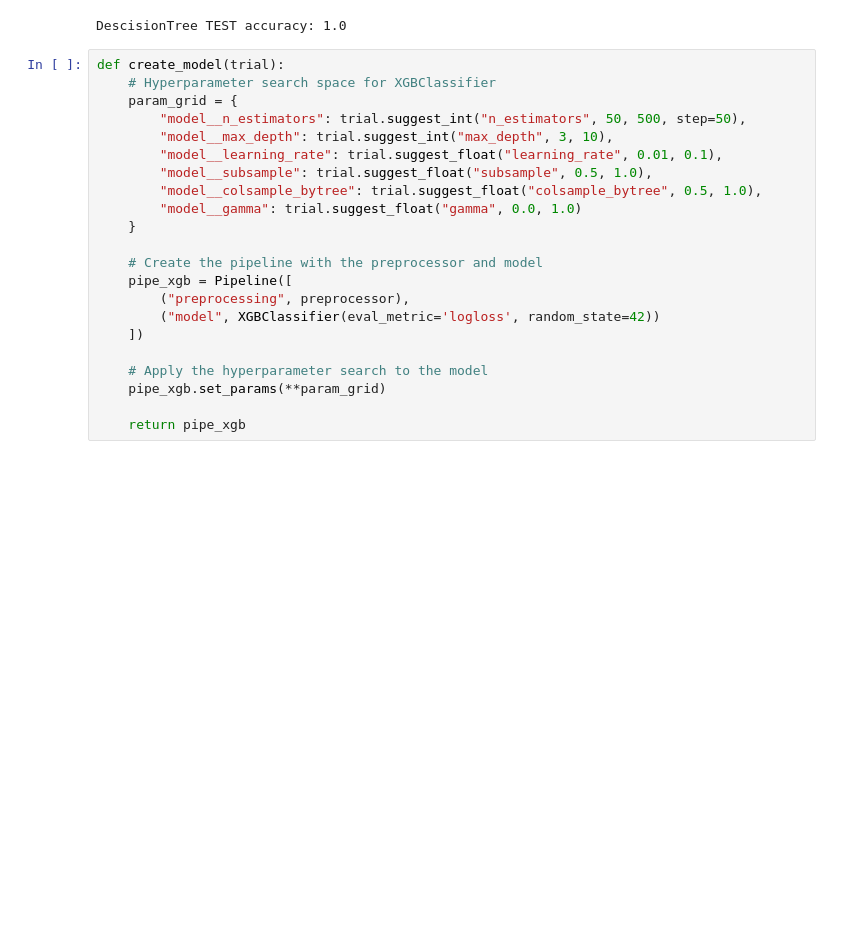
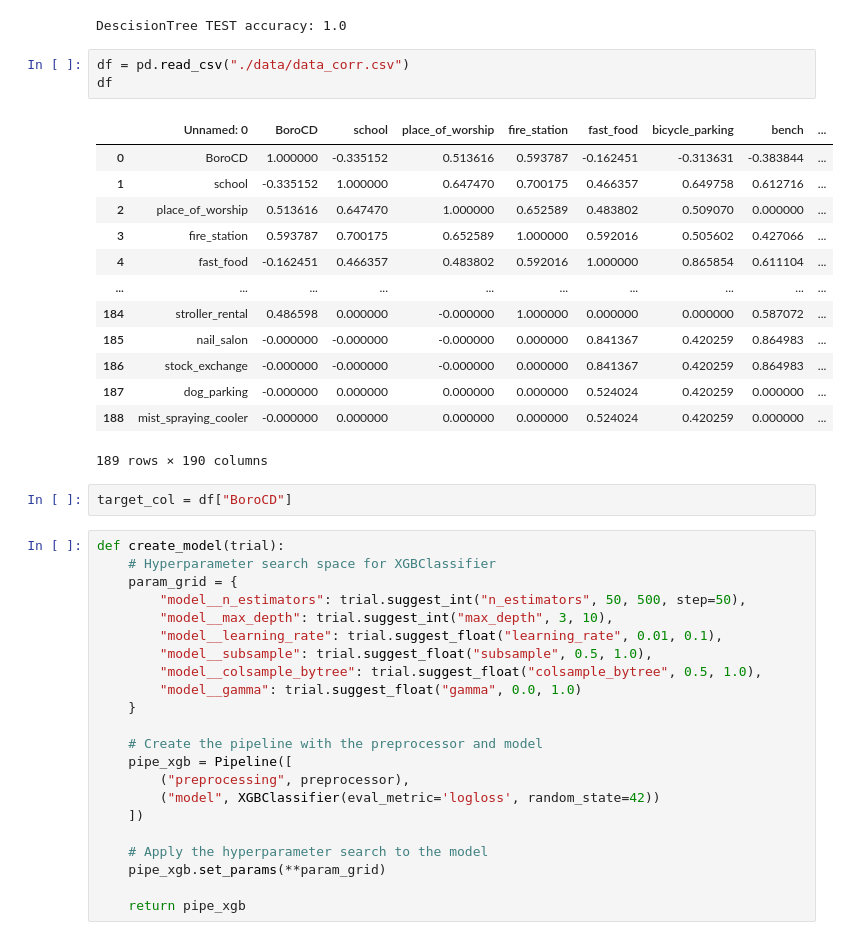
Before and after one commit to ElizabethSeth/ml_practice, a Jupyter notebook: test.ipynb, the cells around one changed output. Saved outputs shown, nothing was run; the diff lists cells and outputs as text; blank space fills up the shorter version.

```diff
--- a/test.ipynb
+++ b/test.ipynb
@@ -478,6 +478,25 @@ test_accuracy = pipe_dt.score(X_test, y_test)
 print("DescisionTree TEST accuracy:", test_accuracy)
 # %% [output]
 DescisionTree TEST accuracy: 1.0
+# %%
+df = pd.read_csv("./data/data_corr.csv")
+df
+# %% [output]
+|  | Unnamed: 0 | BoroCD | school | place_of_worship | fire_station | fast_food | bicycle_parking | bench | ... |
+| 0 | BoroCD | 1.000000 | -0.335152 | 0.513616 | 0.593787 | -0.162451 | -0.313631 | -0.383844 | ... |
+| 1 | school | -0.335152 | 1.000000 | 0.647470 | 0.700175 | 0.466357 | 0.649758 | 0.612716 | ... |
+| 2 | place_of_worship | 0.513616 | 0.647470 | 1.000000 | 0.652589 | 0.483802 | 0.509070 | 0.000000 | ... |
+| 3 | fire_station | 0.593787 | 0.700175 | 0.652589 | 1.000000 | 0.592016 | 0.505602 | 0.427066 | ... |
+| 4 | fast_food | -0.162451 | 0.466357 | 0.483802 | 0.592016 | 1.000000 | 0.865854 | 0.611104 | ... |
+| ... | ... | ... | ... | ... | ... | ... | ... | ... | ... |
+| 184 | stroller_rental | 0.486598 | 0.000000 | -0.000000 | 1.000000 | 0.000000 | 0.000000 | 0.587072 | ... |
+| 185 | nail_salon | -0.000000 | -0.000000 | -0.000000 | 0.000000 | 0.841367 | 0.420259 | 0.864983 | ... |
+| 186 | stock_exchange | -0.000000 | -0.000000 | -0.000000 | 0.000000 | 0.841367 | 0.420259 | 0.864983 | ... |
+| 187 | dog_parking | -0.000000 | 0.000000 | 0.000000 | 0.000000 | 0.524024 | 0.420259 | 0.000000 | ... |
+| 188 | mist_spraying_cooler | -0.000000 | 0.000000 | 0.000000 | 0.000000 | 0.524024 | 0.420259 | 0.000000 | ... |
+189 rows × 190 columns
+# %%
+target_col = df["BoroCD"]
 # %%
 def create_model(trial):
     # Hyperparameter search space for XGBClassifier
```
Also changed, not shown: 3 other files.
